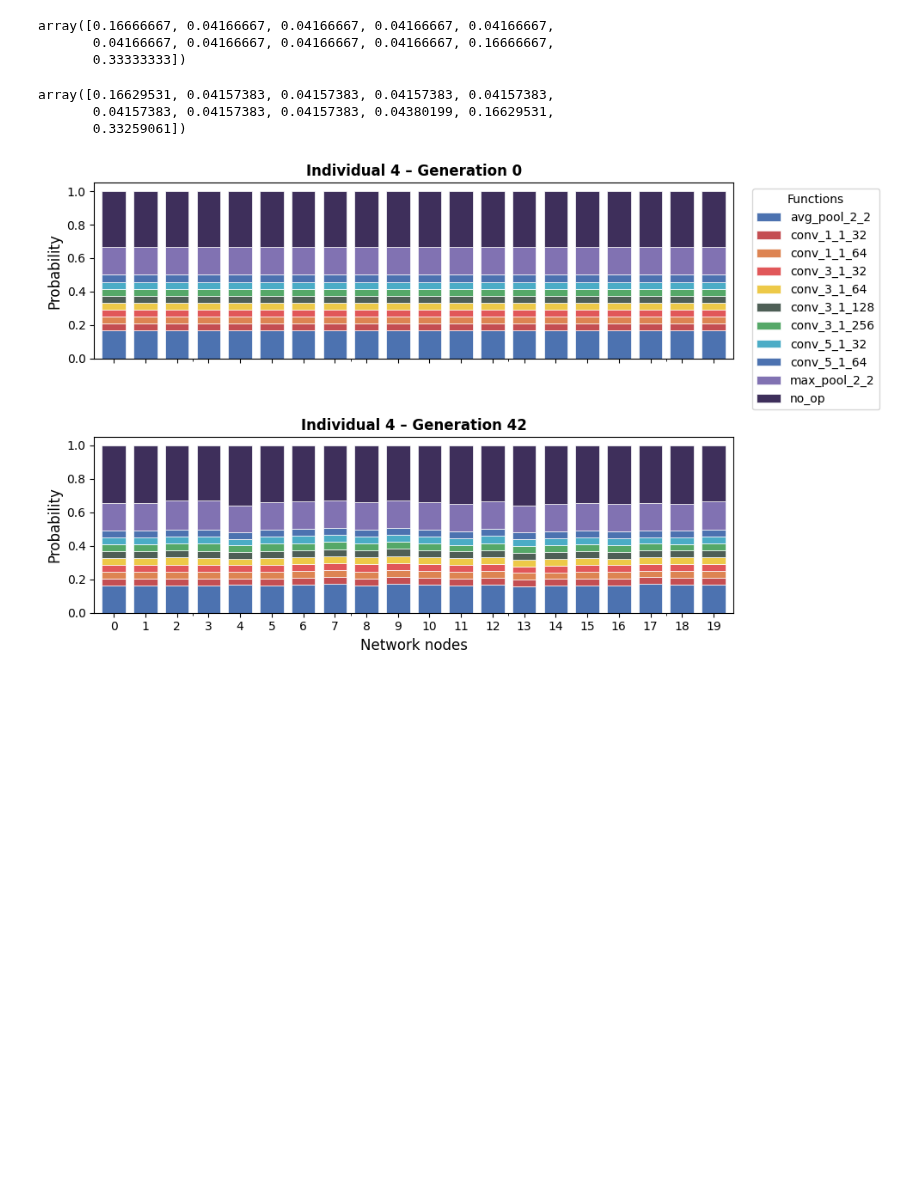
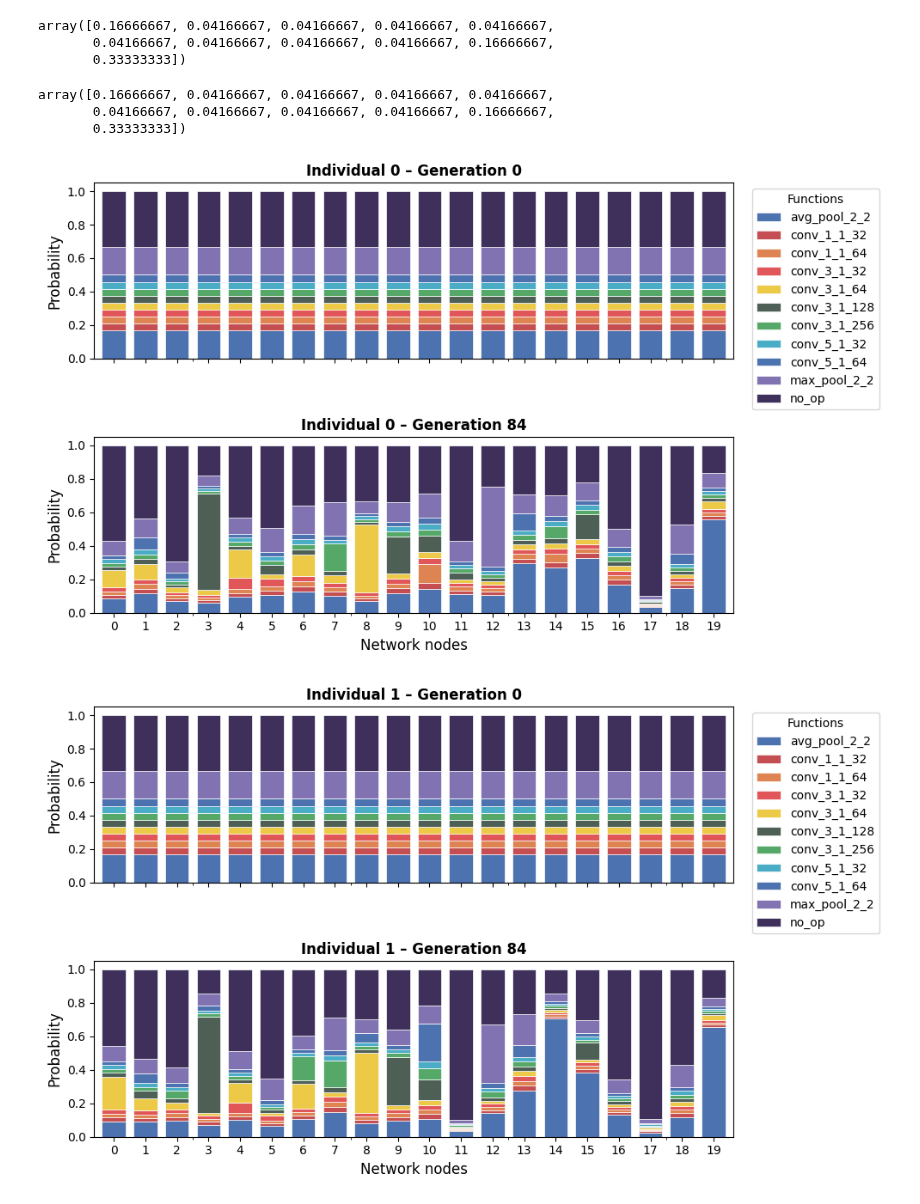
Before and after one commit to DiegoPaezA/MoQ-NAS, a Jupyter notebook: results_probs_study.ipynb, the cells around one changed output. Saved outputs shown, nothing was run; the diff lists cells and outputs as text; code cells hidden in the pictures; blank space fills up the shorter version.

```diff
--- a/results_probs_study.ipynb
+++ b/results_probs_study.ipynb
@@ -12,5 +12,6 @@ from collections import defaultdict
 # %%
 base_path = os.getcwd()
 file_name = 'experiment_v3_cifar10/exp5_repeat_1/data_QNAS.pkl'
-file_name2 = 'experiment_v3_cifar10/exp7_repeat_1/data_QNAS.pkl'
+file_name2 = 'experiment_v3_cifar10/exp11_repeat_1/data_QNAS.pkl'
 file_path = os.path.join(base_path, file_name)
+file_path2 = os.path.join(base_path, file_name2)
@@ -148,25 +148,28 @@ array([0.16666667, 0.04166667, 0.04166667, 0.04166667, 0.04166667,
        0.04166667, 0.04166667, 0.04166667, 0.04166667, 0.16666667,
        0.33333333])
 # %%
-data_2[7]['net_probs'][3][0]
+data_2[4]['net_probs'][3][0]
 # %% [output]
-array([0.16629531, 0.04157383, 0.04157383, 0.04157383, 0.04157383,
-       0.04157383, 0.04157383, 0.04157383, 0.04380199, 0.16629531,
-       0.33259061])
+array([0.16666667, 0.04166667, 0.04166667, 0.04166667, 0.04166667,
+       0.04166667, 0.04166667, 0.04166667, 0.04166667, 0.16666667,
+       0.33333333])
 # %%
 # 2. Pick your two generations (first and last):
 data_2 = read_data(file_name2)
 gens = [0, max(data_2.keys())]
 
 # 3. Call the plot function, tweaking figsize to taste:
-plot_individual(
-    data_2,
-    generations=gens,
-    individual_idx=4,
-    labels=labels,
-    palette=my_palette,
-    figsize=(10, 6),   # try wider (e.g. 18×6) or taller (12×10)
-    bar_width=0.75     # adjust gap size
-)
+
+for ind in range(5):
+    plot_individual(
+        data_2,
+        generations=gens,
+        individual_idx=ind,
+        labels=labels,
+        palette=my_palette,
+        figsize=(10, 6),   # try wider (e.g. 18×6) or taller (12×10)
+        bar_width=0.75     # adjust gap size
+    )
 # %% [output]
-[figure, old version]
+[figure, new version]
+[figure, added]
```
Also changed, not shown: parts of 4 cells of this notebook.
